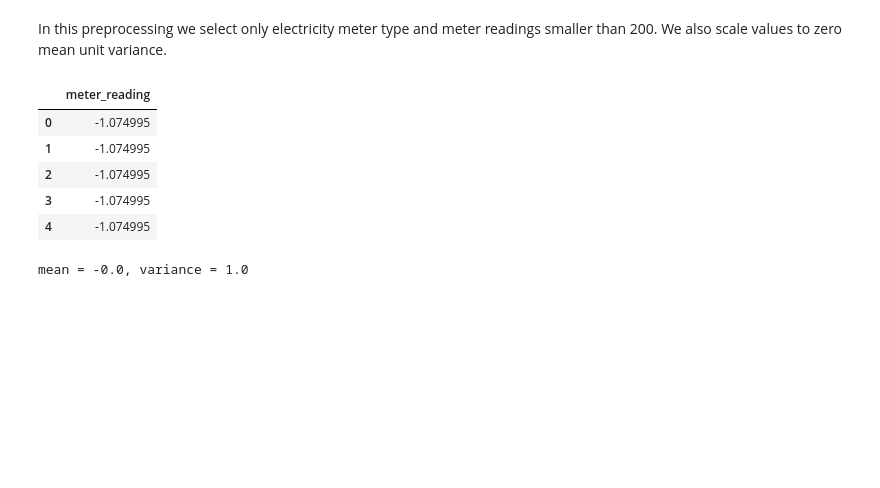
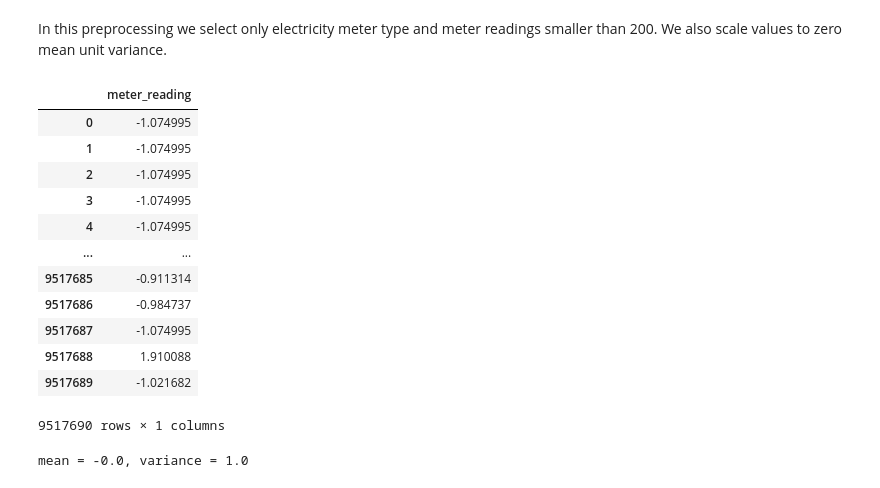
Before and after one commit to dmitana/fiit_knowledge_discovery_project, a Jupyter notebook: notebooks/preprocessing.ipynb, the cells around one changed output. Cells and saved outputs as stored; diff of their text form; code cells hidden in the pictures; blank space fills up the shorter version.

```diff
--- a/notebooks/preprocessing.ipynb
+++ b/notebooks/preprocessing.ipynb
@@ -419,14 +420,21 @@ tm_copy = train_meter.copy()
 In this preprocessing we select only electricity meter type and meter readings smaller than 200. We also scale values to zero mean unit variance.
 # %%
 meter_reading_feature = pd.DataFrame(meter_pipeline.fit_transform(tm_copy))
-meter_reading_feature.head()
+meter_reading_feature
 # %% [output]
 |  | meter_reading |
 | 0 | -1.074995 |
 | 1 | -1.074995 |
 | 2 | -1.074995 |
 | 3 | -1.074995 |
 | 4 | -1.074995 |
+| ... | ... |
+| 9517685 | -0.911314 |
+| 9517686 | -0.984737 |
+| 9517687 | -1.074995 |
+| 9517688 | 1.910088 |
+| 9517689 | -1.021682 |
+9517690 rows × 1 columns
 # %%
 check_mean_and_variance(meter_reading_feature.meter_reading)
 # %% [output]
```
Also changed, not shown: parts of 5 cells of this notebook, 2 other files.
